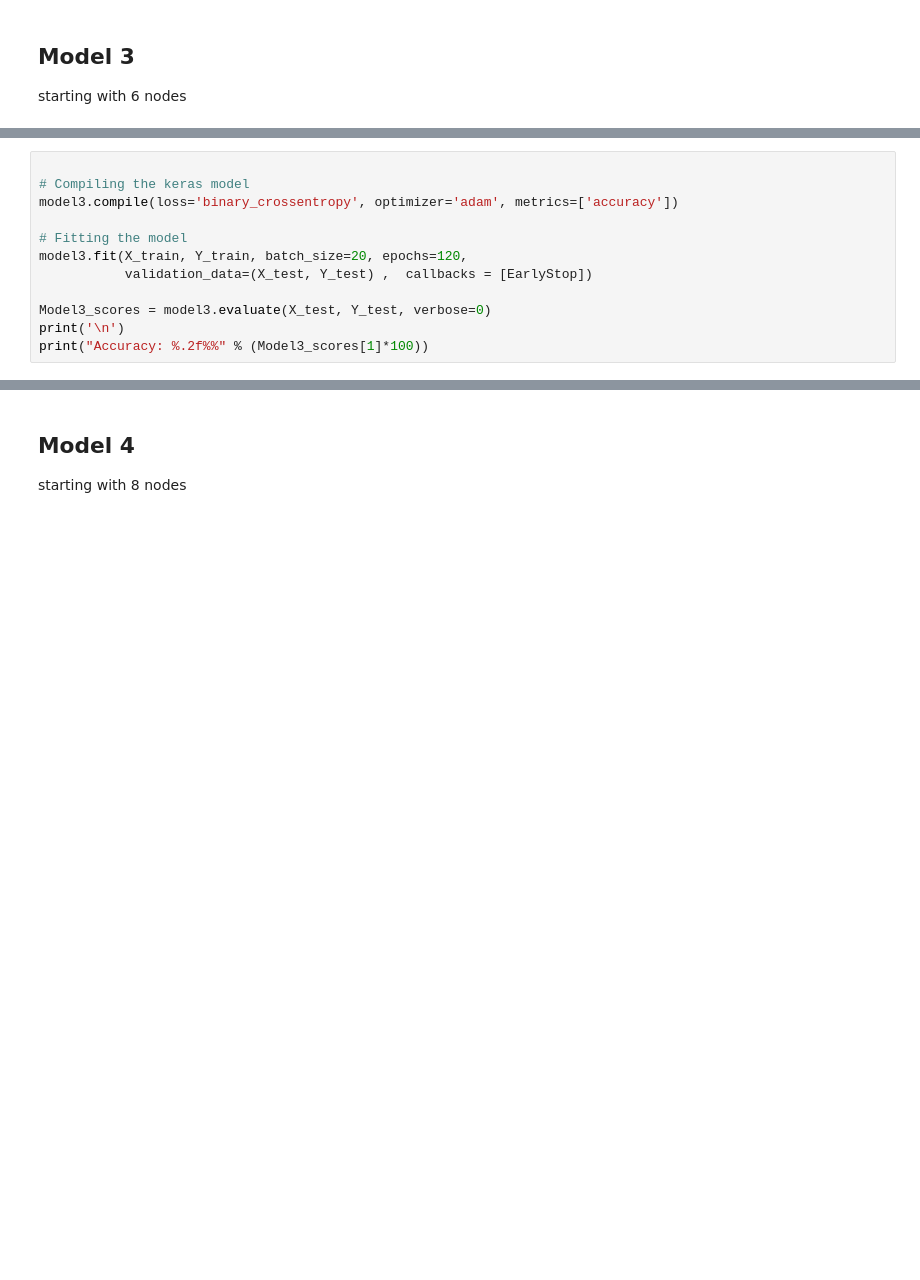
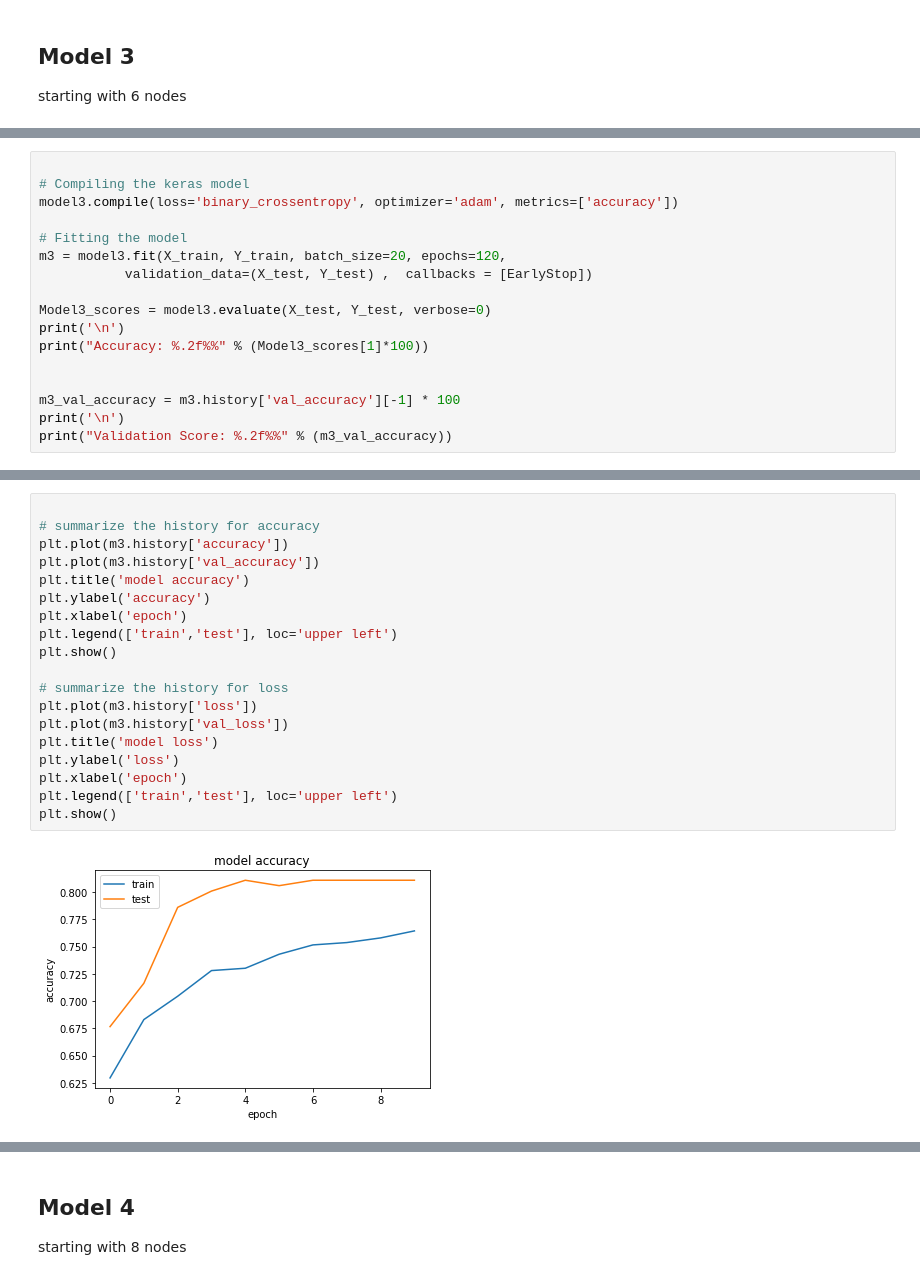
Before and after one commit to harishahamed26/Diabetes_Prediction_Using_Neural_Network, a Jupyter notebook: DiabetesPredictionNeuralNetwork.ipynb, the cells around one changed output, grey strips where cells are left out. Saved outputs shown, nothing was run; the diff lists cells and outputs as text; blank space fills up the shorter version.

```diff
--- a/DiabetesPredictionNeuralNetwork.ipynb
+++ b/DiabetesPredictionNeuralNetwork.ipynb
@@ -348,11 +474,16 @@ _________________________________________________________________
 model3.compile(loss='binary_crossentropy', optimizer='adam', metrics=['accuracy'])
 
 # Fitting the model
-model3.fit(X_train, Y_train, batch_size=20, epochs=120,
+m3 = model3.fit(X_train, Y_train, batch_size=20, epochs=120,
            validation_data=(X_test, Y_test) ,  callbacks = [EarlyStop])
 
 Model3_scores = model3.evaluate(X_test, Y_test, verbose=0)
 print('\n')
 print("Accuracy: %.2f%%" % (Model3_scores[1]*100))
+
+
+m3_val_accuracy = m3.history['val_accuracy'][-1] * 100
+print('\n')
+print("Validation Score: %.2f%%" % (m3_val_accuracy))
 # %% [output]
 Epoch 1/120
@@ -374,0 +506,21 @@ Accuracy: 72.14%
+# %%
+
+# summarize the history for accuracy
+plt.plot(m3.history['accuracy'])
+plt.plot(m3.history['val_accuracy'])
+plt.title('model accuracy')
+plt.ylabel('accuracy')
+plt.xlabel('epoch')
+plt.legend(['train','test'], loc='upper left')
+plt.show()
+
+# summarize the history for loss
+plt.plot(m3.history['loss'])
+plt.plot(m3.history['val_loss'])
+plt.title('model loss')
+plt.ylabel('loss')
+plt.xlabel('epoch')
+plt.legend(['train','test'], loc='upper left')
+plt.show()
+# %% [output]
+[figure, added]
```
Also changed, not shown: parts of 54 cells of this notebook.
